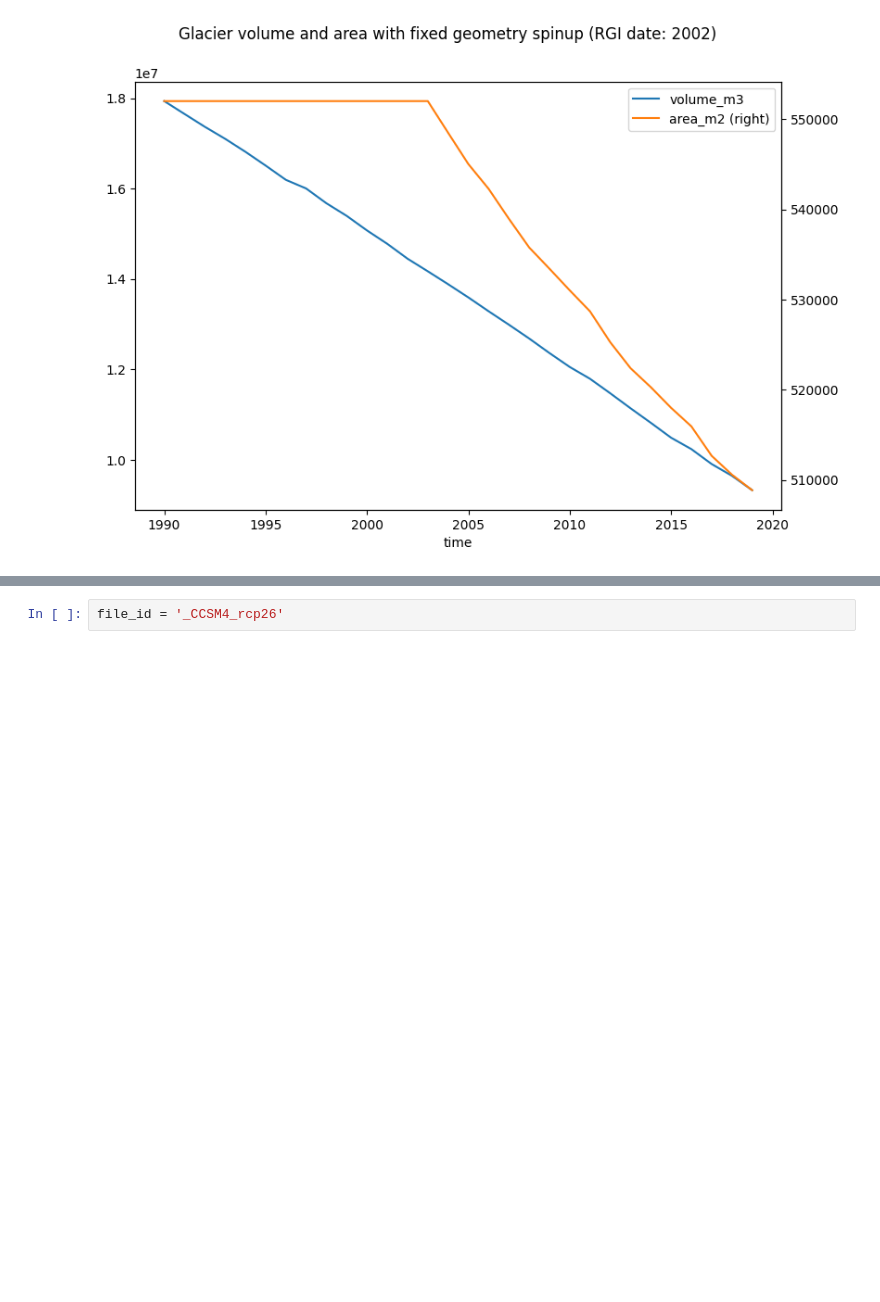
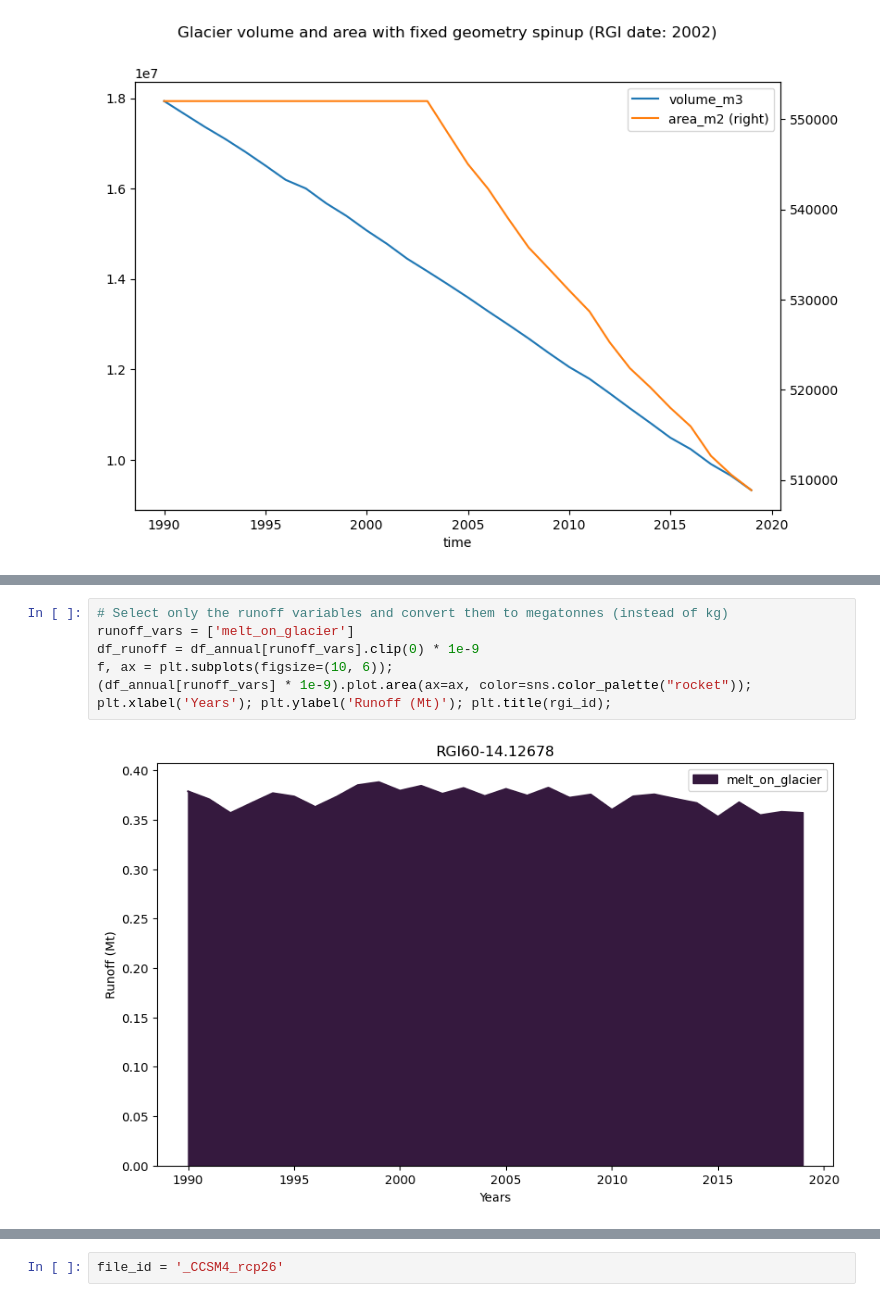
Before and after one commit to gayashiva/AIR-suitability-index, a Jupyter notebook: docs/Leh_runoff.ipynb, the cells around one changed output, grey strips where cells are left out. Saved outputs shown, nothing was run; the diff lists cells and outputs as text; blank space fills up the shorter version.

```diff
--- a/docs/Leh_runoff.ipynb
+++ b/docs/Leh_runoff.ipynb
@@ -85,6 +86,15 @@ f, ax = plt.subplots(figsize=(10, 6));
 plt.xlabel('Years'); plt.ylabel('Runoff (Mt)'); plt.title(rgi_id);
 # %% [output]
 [figure]
+# %%
+# Select only the runoff variables and convert them to megatonnes (instead of kg)
+runoff_vars = ['melt_on_glacier']
+df_runoff = df_annual[runoff_vars].clip(0) * 1e-9
+f, ax = plt.subplots(figsize=(10, 6));
+(df_annual[runoff_vars] * 1e-9).plot.area(ax=ax, color=sns.color_palette("rocket"));
+plt.xlabel('Years'); plt.ylabel('Runoff (Mt)'); plt.title(rgi_id);
+# %% [output]
+[figure, added]
 # %%
 
 bp = 'https://cluster.klima.uni-bremen.de/~oggm/cmip5-ng/pr/pr_mon_CCSM4_{}_r1i1p1_g025.nc'
```
Also changed, not shown: parts of 11 cells of this notebook, 4 other files.
